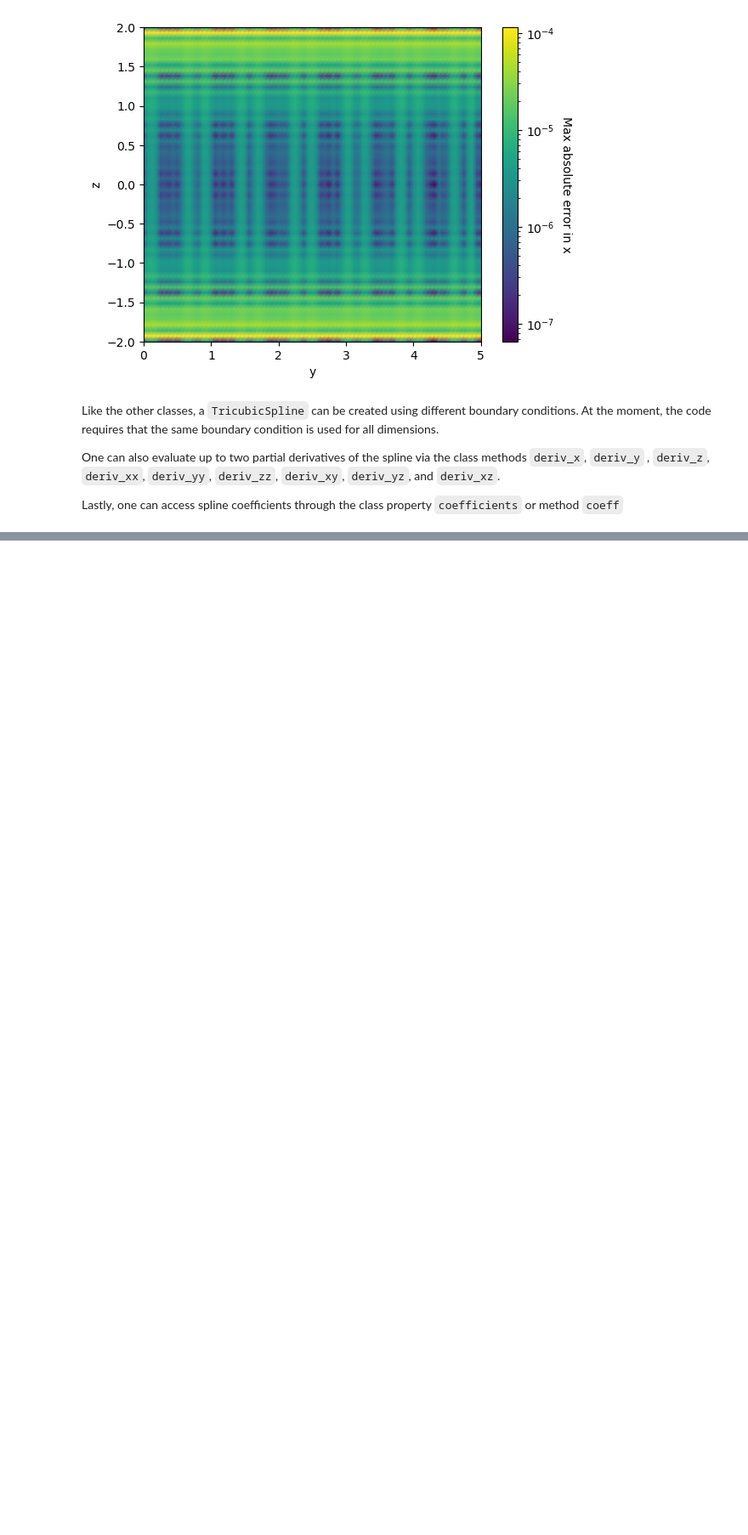
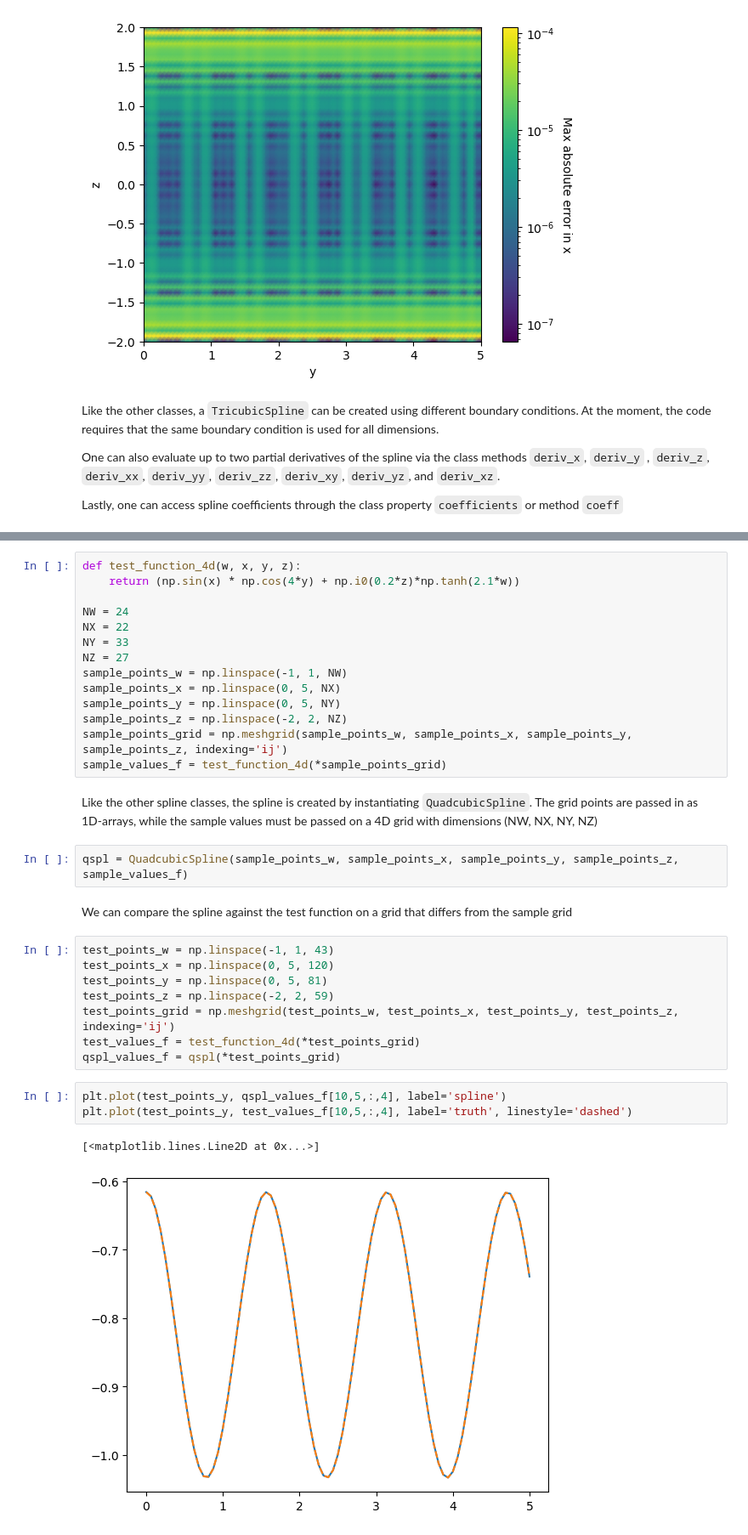
Before and after one commit to znasipak/multispline, a Jupyter notebook: tutorial.ipynb, the cells around one changed output, grey strips where cells are left out. Shown at 85% size. Drawn from its saved outputs; the diff is of its cells as text; blank space fills up the shorter version.

Commit message:
Now have a working version of quadcubic spline. I need to double check if the derivatives are sensible though

```diff
--- a/tutorial.ipynb
+++ b/tutorial.ipynb
@@ -233,0 +244,34 @@ Lastly, one can access spline coefficients through the class property `coefficie
+# %%
+def test_function_4d(w, x, y, z):
+    return (np.sin(x) * np.cos(4*y) + np.i0(0.2*z)*np.tanh(2.1*w))
+
+NW = 24
+NX = 22
+NY = 33
+NZ = 27
+sample_points_w = np.linspace(-1, 1, NW)
+sample_points_x = np.linspace(0, 5, NX)
+sample_points_y = np.linspace(0, 5, NY)
+sample_points_z = np.linspace(-2, 2, NZ)
+sample_points_grid = np.meshgrid(sample_points_w, sample_points_x, sample_points_y, sample_points_z, indexing='ij')
+sample_values_f = test_function_4d(*sample_points_grid)
+# %% [markdown]
+Like the other spline classes, the spline is created by instantiating `QuadcubicSpline`. The grid points are passed in as 1D-arrays, while the sample values must be passed on a 4D grid with dimensions (NW, NX, NY, NZ)
+# %%
+qspl = QuadcubicSpline(sample_points_w, sample_points_x, sample_points_y, sample_points_z, sample_values_f)
+# %% [markdown]
+We can compare the spline against the test function on a grid that differs from the sample grid
+# %%
+test_points_w = np.linspace(-1, 1, 43)
+test_points_x = np.linspace(0, 5, 120)
+test_points_y = np.linspace(0, 5, 81)
+test_points_z = np.linspace(-2, 2, 59)
+test_points_grid = np.meshgrid(test_points_w, test_points_x, test_points_y, test_points_z, indexing='ij')
+test_values_f = test_function_4d(*test_points_grid)
+qspl_values_f = qspl(*test_points_grid)
+# %%
+plt.plot(test_points_y, qspl_values_f[10,5,:,4], label='spline')
+plt.plot(test_points_y, test_values_f[10,5,:,4], label='truth', linestyle='dashed')
+# %% [output]
+[<matplotlib.lines.Line2D at 0x...>]
+[figure, added]
```
Also changed, not shown: parts of 10 cells of this notebook, 17 other files.
